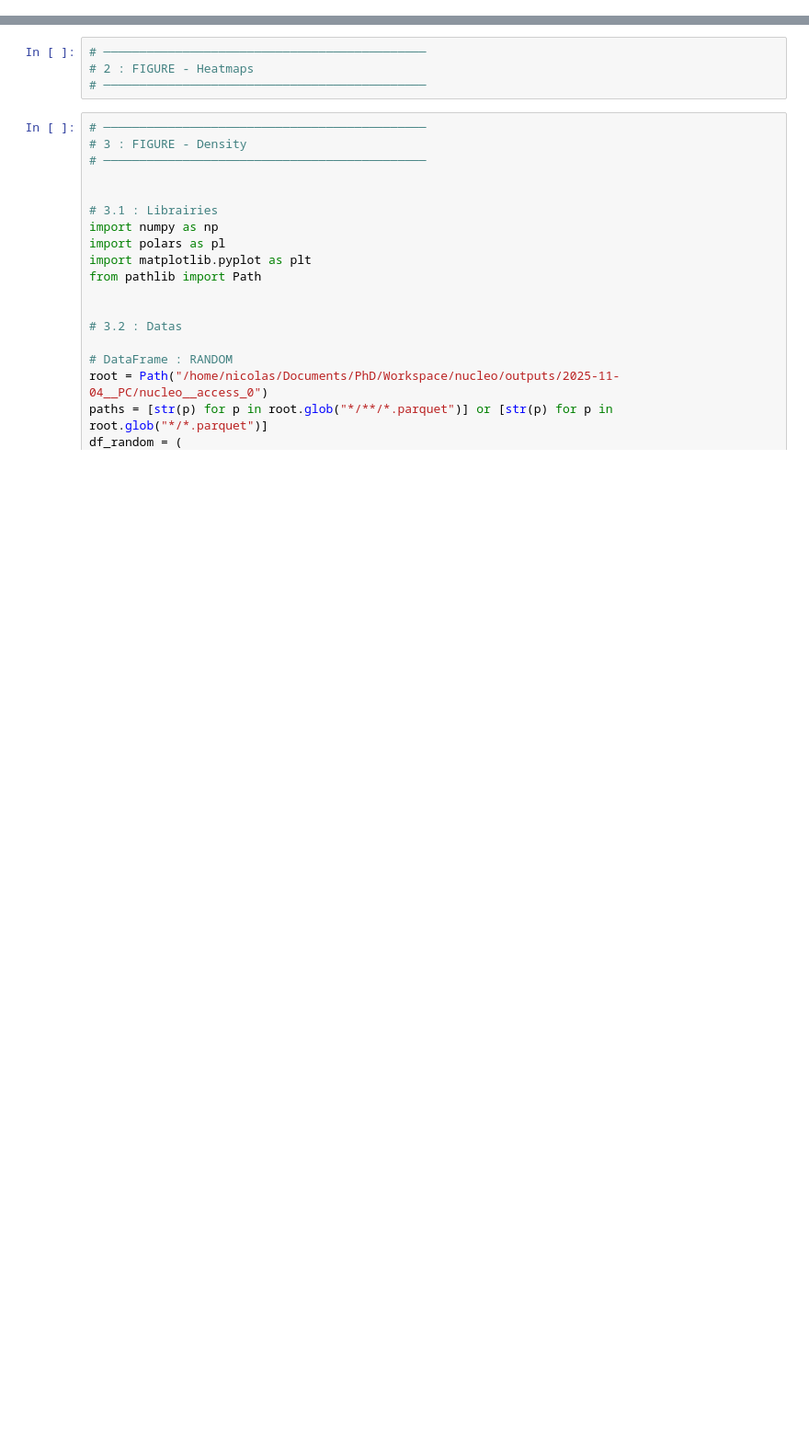
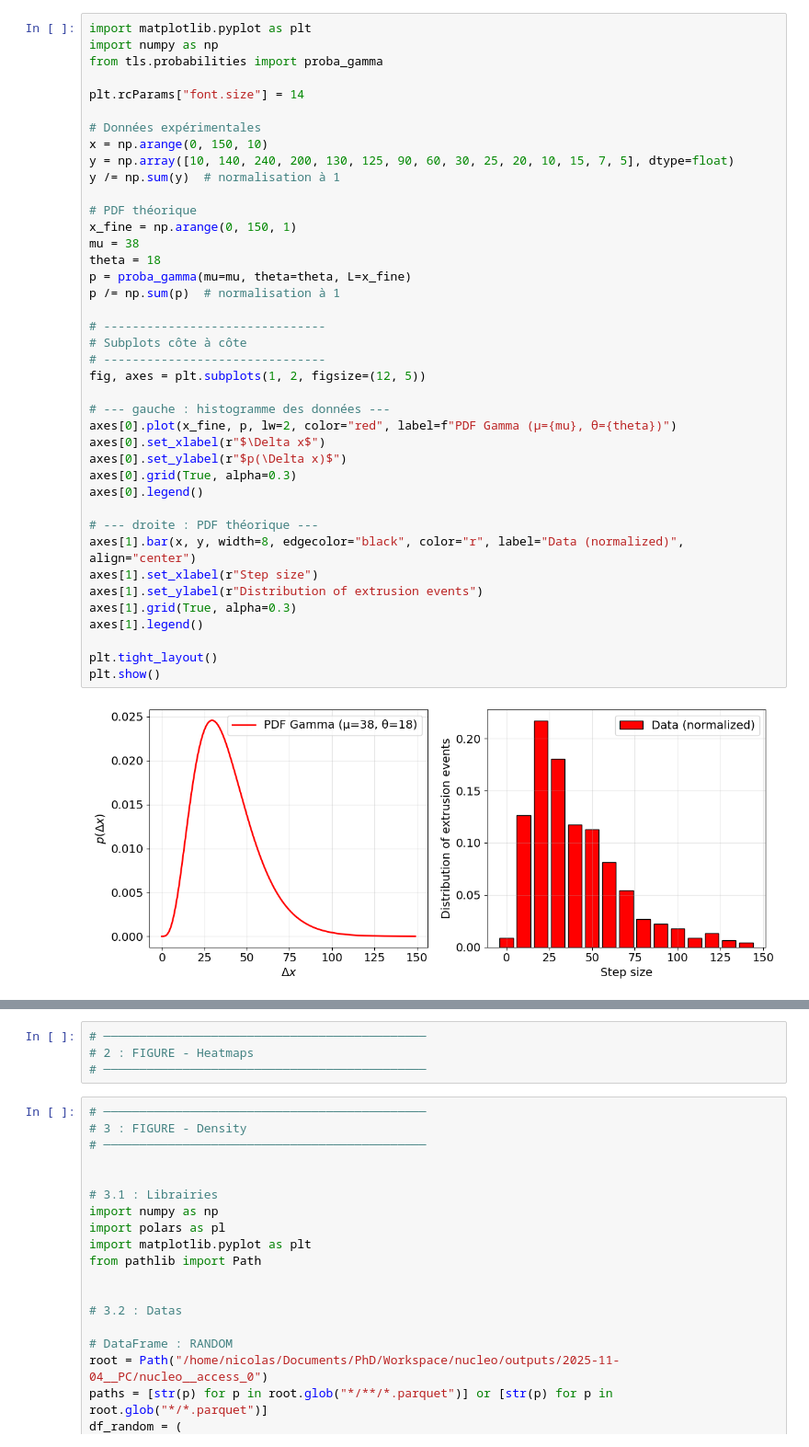
Before and after one commit to npelletbossot/nucleo, a Jupyter notebook: nucleo/working_on/figures.ipynb, the cells around one changed output, grey strips where cells are left out. Shown at 92% size. Drawn from its saved outputs; the diff is of its cells as text; blank space fills up the shorter version.

```diff
--- a/nucleo/working_on/figures.ipynb
+++ b/nucleo/working_on/figures.ipynb
@@ -109,0 +66,42 @@ plt.show()
+# %%
+import matplotlib.pyplot as plt
+import numpy as np
+from tls.probabilities import proba_gamma
+
+plt.rcParams["font.size"] = 14
+
+# Données expérimentales
+x = np.arange(0, 150, 10)
+y = np.array([10, 140, 240, 200, 130, 125, 90, 60, 30, 25, 20, 10, 15, 7, 5], dtype=float)
+y /= np.sum(y)  # normalisation à 1
+
+# PDF théorique
+x_fine = np.arange(0, 150, 1)
+mu = 38
+theta = 18
+p = proba_gamma(mu=mu, theta=theta, L=x_fine)
+p /= np.sum(p)  # normalisation à 1
+
+# -------------------------------
+# Subplots côte à côte
+# -------------------------------
+fig, axes = plt.subplots(1, 2, figsize=(12, 5))
+
+# --- gauche : histogramme des données ---
+axes[0].plot(x_fine, p, lw=2, color="red", label=f"PDF Gamma (μ={mu}, θ={theta})")
+axes[0].set_xlabel(r"$\Delta x$")
+axes[0].set_ylabel(r"$p(\Delta x)$")
+axes[0].grid(True, alpha=0.3)
+axes[0].legend()
+
+# --- droite : PDF théorique ---
+axes[1].bar(x, y, width=8, edgecolor="black", color="r", label="Data (normalized)", align="center")
+axes[1].set_xlabel(r"Step size")
+axes[1].set_ylabel(r"Distribution of extrusion events")
+axes[1].grid(True, alpha=0.3)
+axes[1].legend()
+
+plt.tight_layout()
+plt.show()
+# %% [output]
+[figure, added]
```
Also changed, not shown: parts of 2 cells of this notebook, 10 other files.
